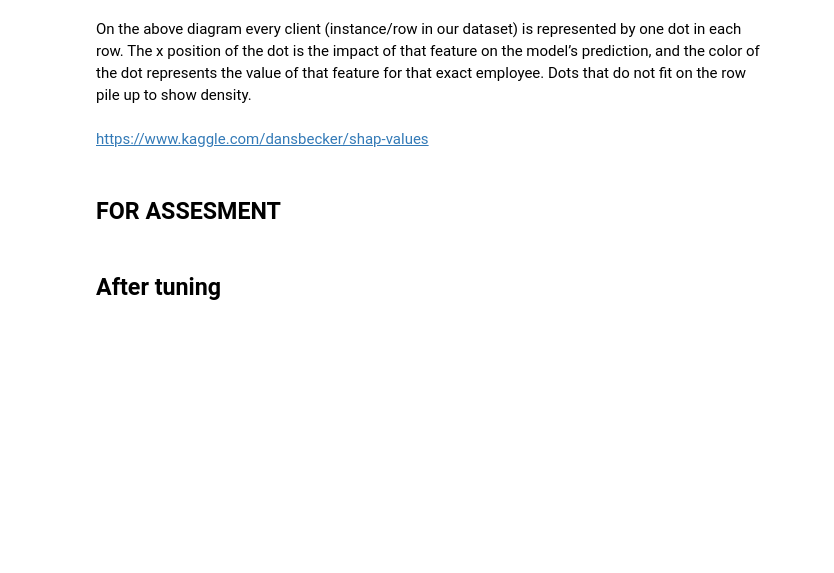
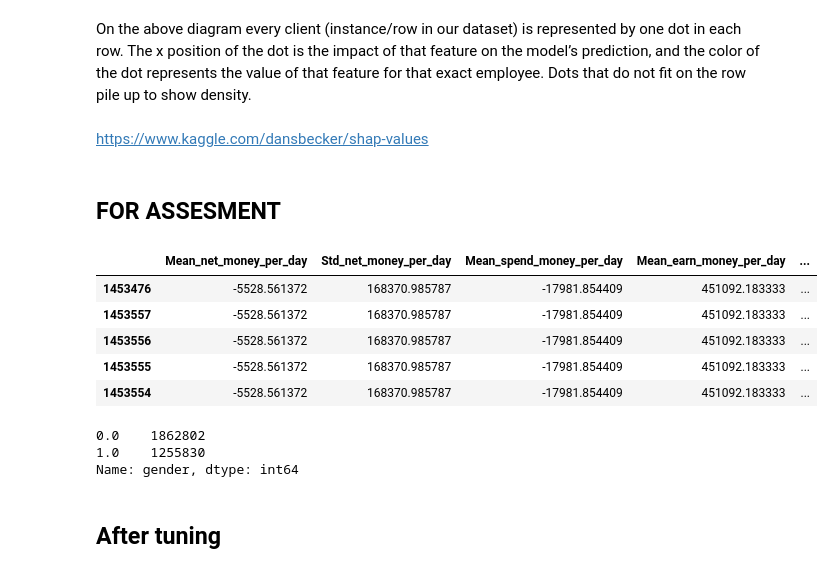
Before and after one commit to Osmanov-Bairam/Gender-detection-, a Jupyter notebook: Transactions.ipynb, the cells around one changed output. Cells and saved outputs as stored; diff of their text form; code cells hidden in the pictures; blank space fills up the shorter version.

```diff
--- a/Transactions.ipynb
+++ b/Transactions.ipynb
@@ -1730,12 +1652,43 @@ https://www.kaggle.com/dansbecker/shap-values
 # %%
 pickle_in = open(path_pikcle + "after_selection.pickle", "rb")
 alg = pickle.load(pickle_in)
+# %%
+good_features = ['Mean_net_money_per_day',
+ 'Std_net_money_per_day',
+ 'Mean_spend_money_per_day',
+ 'Mean_earn_money_per_day',
+ 'Money_spend_std_per_day',
+ 'Mean_earn_std_per_day',
+ 'Money_earn_spend_ratio_per_day',
+ 'ALL_money_net',
+ 'ALL_money_spend',
+ 'ALL_money_earn',
+ 'ALL_money_spend_earn_ratio',
+ 'Frequency_of_spending_all',
+ 'Frequency_of_spending_per_week']
 # %%
 pickle_in = open(path_pikcle + "list_encoded.pickle", "rb")
 list_encoded = pickle.load(pickle_in)
-X_test_encod = list_encoded["X_test_encod"]
+X_test_encod = list_encoded["X_test_encod"][good_features]
 # %%
-alg.predict(X_test_encod)
+result = alg.predict(X_test_encod)
+# %%
+X_test_encod["gender"] = result
+# %%
+X_test_encod.head()
+# %% [output]
+|  | Mean_net_money_per_day | Std_net_money_per_day | Mean_spend_money_per_day | Mean_earn_money_per_day | ... |
+| 1453476 | -5528.561372 | 168370.985787 | -17981.854409 | 451092.183333 | ... |
+| 1453557 | -5528.561372 | 168370.985787 | -17981.854409 | 451092.183333 | ... |
+| 1453556 | -5528.561372 | 168370.985787 | -17981.854409 | 451092.183333 | ... |
+| 1453555 | -5528.561372 | 168370.985787 | -17981.854409 | 451092.183333 | ... |
+| 1453554 | -5528.561372 | 168370.985787 | -17981.854409 | 451092.183333 | ... |
+# %%
+X_test_encod["gender"].value_counts()
+# %% [output]
+0.0    1862802
+1.0    1255830
+Name: gender, dtype: int64
 # %% [markdown]
 ## After tuning
 # %%
```
Also changed, not shown: parts of 43 cells of this notebook.
